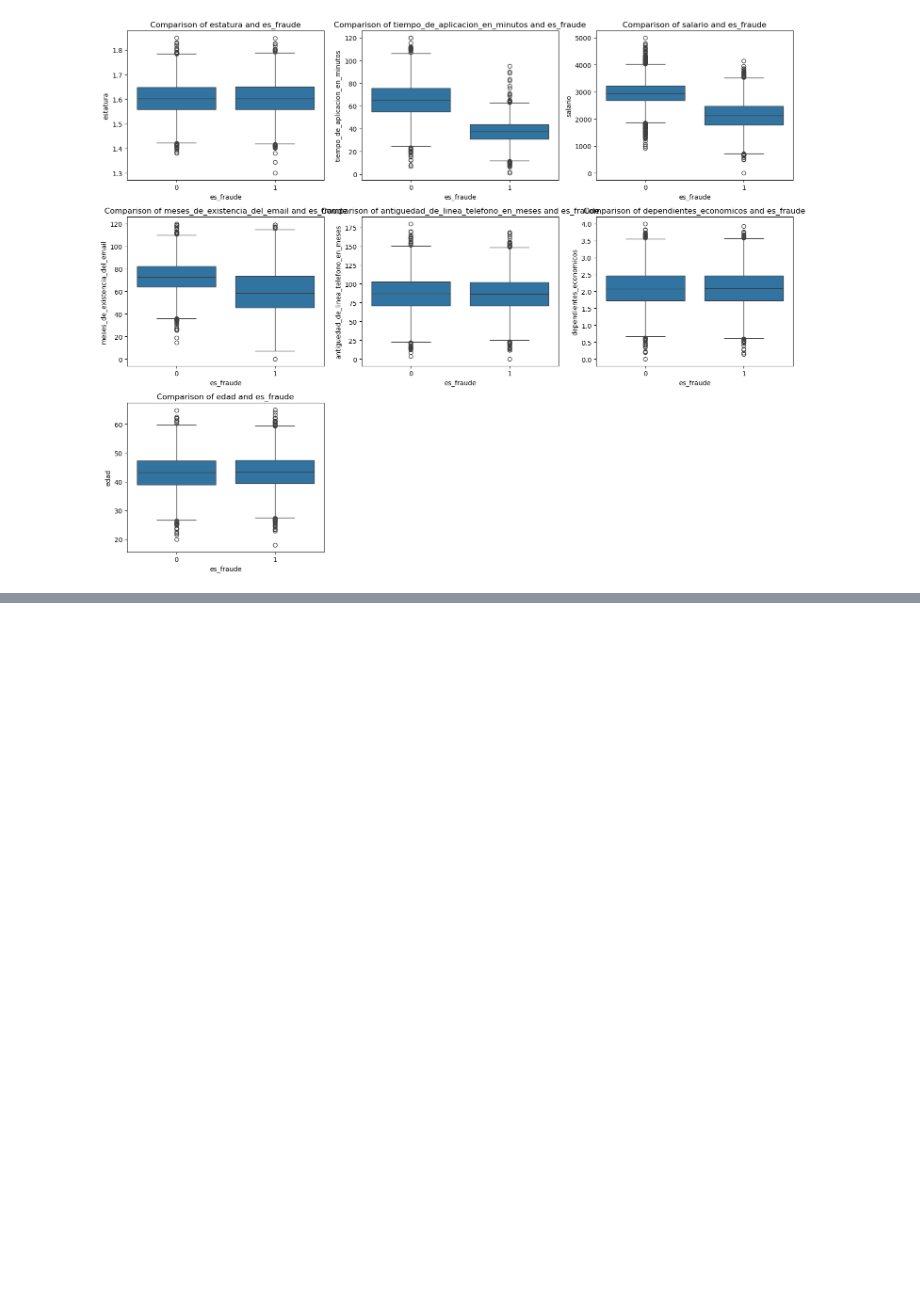
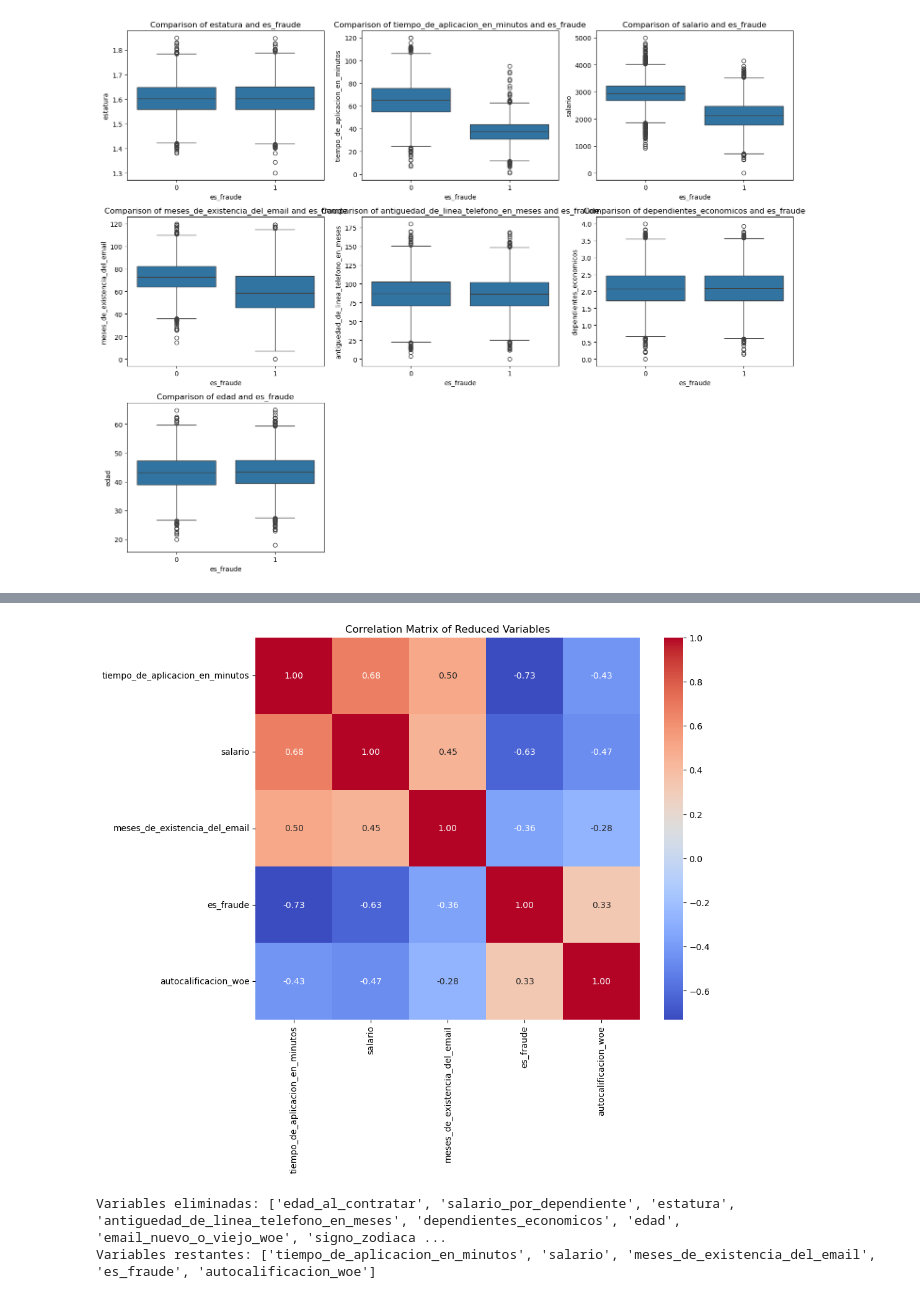
Before and after one commit to HectorH06/Data-Proc-Lab, a Jupyter notebook: Material/Examen 5/examen5_lpd.ipynb, the cells around one changed output, grey strips where cells are left out. Saved outputs shown, nothing was run; the diff lists cells and outputs as text; code cells hidden in the pictures; blank space fills up the shorter version.

```diff
--- a/Material/Examen 5/examen5_lpd.ipynb
+++ b/Material/Examen 5/examen5_lpd.ipynb
@@ -210,0 +351,48 @@ Highly correlated variables: []
+# %%
+threshold = 0.68
+# Encontrar las variables que están altamente correlacionadas
+high_corr_var = np.where(corr_matrix > threshold)
+high_corr_var = [(data.columns[x], data.columns[y]) for x, y in zip(*high_corr_var) if x != y and x < y]
+
+# Eliminar las variables de alta correlación
+columns_to_drop = []
+for var1, var2 in high_corr_var:
+    columns_to_drop.append(var2)  # Eliminar una de las dos variables correlacionadas
+
+# Asegurarse de que las variables a eliminar no sean duplicadas
+columns_to_drop = list(set(columns_to_drop))
+
+# Eliminar las variables del dataframe
+data_reduced = data.drop(columns=columns_to_drop)
+
+# Eliminar variables categóricas irrelevantes
+categorical_vars = ['signo_zodiacal', 'estado_de_nacimiento']  # Variables irrelevantes
+data_reduced = data_reduced.drop(columns=categorical_vars)
+
+# Eliminar variables con baja correlación con 'es_fraude'
+numerical_vars = ['estatura', 'tiempo_de_aplicacion_en_minutos', 'salario',
+                  'meses_de_existencia_del_email', 'antiguedad_de_linea_telefono_en_meses',
+                  'dependientes_economicos', 'edad', 'edad_al_contratar',
+                  'salario_por_dependiente', 'email_nuevo_o_viejo_woe', 'autocalificacion_woe']
+
+# Revisar la correlación con 'es_fraude' y eliminar variables con correlación baja (menor a 0.1)
+corr_with_target = data[numerical_vars].corrwith(data['es_fraude'])
+low_corr_vars = corr_with_target[corr_with_target.abs() < 0.1].index.tolist()
+
+# Eliminar las variables con baja correlación
+data_reduced = data_reduced.drop(columns=low_corr_vars)
+
+corr_matrix_reduced = data_reduced.corr()
+# %%
+plt.figure(figsize=(10, 8))
+sns.heatmap(corr_matrix_reduced, annot=True, cmap='coolwarm', fmt='.2f')
+plt.title('Correlation Matrix of Reduced Variables')
+plt.show()
+
+# Ver las columnas que han sido eliminadas
+print(f"Variables eliminadas: {columns_to_drop + low_corr_vars + categorical_vars}")
+print(f"Variables restantes: {data_reduced.columns.tolist()}")
+# %% [output]
+[figure, added]
+Variables eliminadas: ['edad_al_contratar', 'salario_por_dependiente', 'estatura', 'antiguedad_de_linea_telefono_en_meses', 'dependientes_economicos', 'edad', 'email_nuevo_o_viejo_woe', 'signo_zodiaca ...
+Variables restantes: ['tiempo_de_aplicacion_en_minutos', 'salario', 'meses_de_existencia_del_email', 'es_fraude', 'autocalificacion_woe']
```
Also changed, not shown: parts of 29 cells of this notebook.
